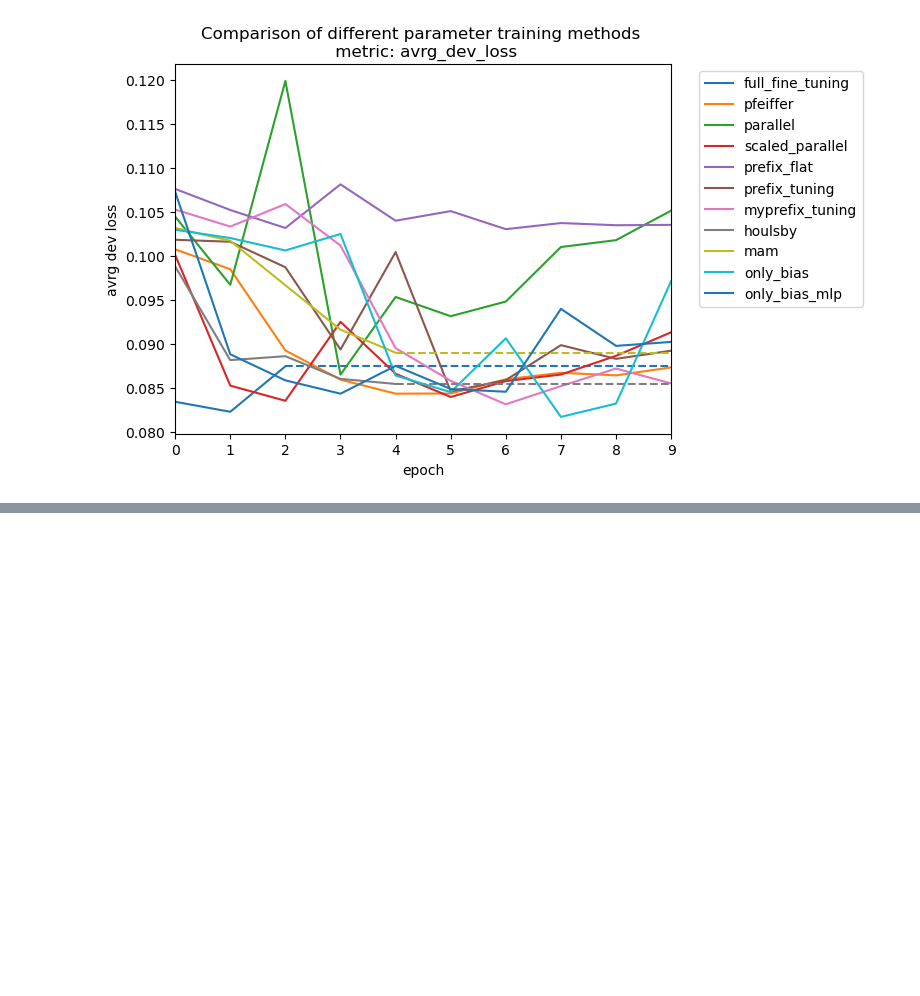
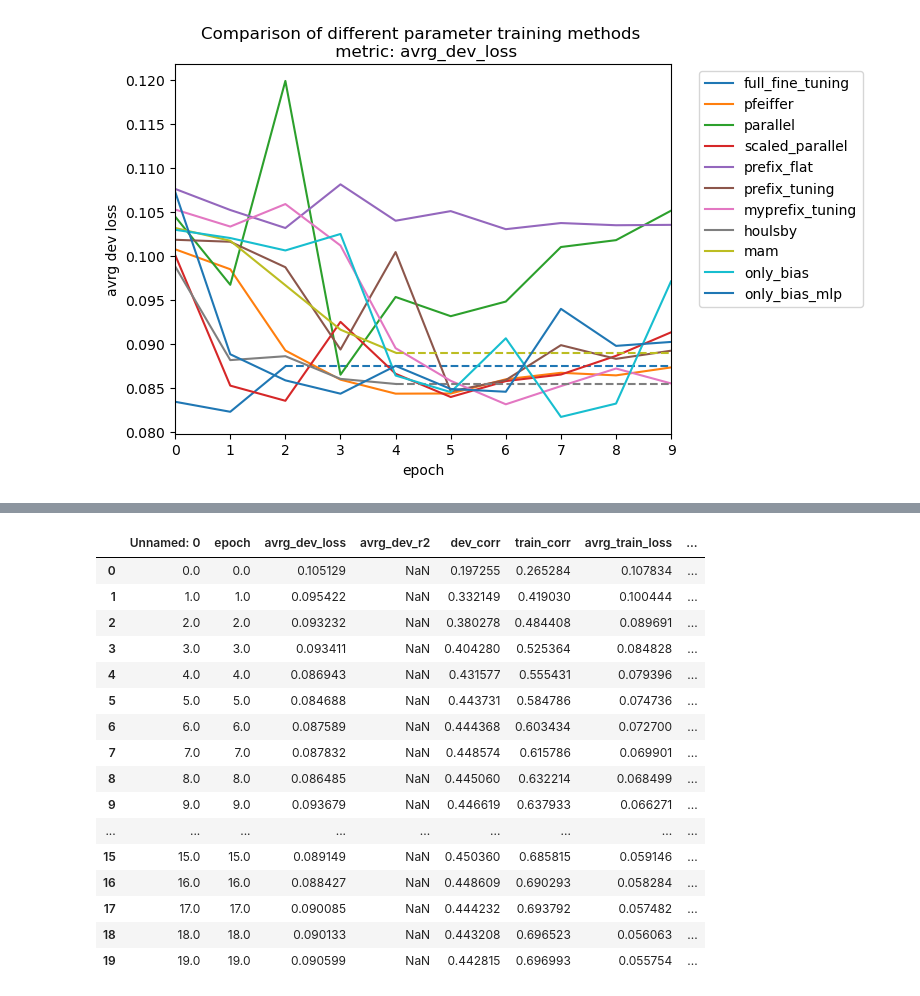
Before and after one commit to myrazma/2022_Masterthesis_Code, a Jupyter notebook: analysis/model_analysis.ipynb, the cells around one changed output, grey strips where cells are left out. Cells and saved outputs as stored; diff of their text form; code cells hidden in the pictures; blank space fills up the shorter version.

```diff
--- a/analysis/model_analysis.ipynb
+++ b/analysis/model_analysis.ipynb
@@ -227,0 +256,20 @@ compare_models(histories=histories, metric='avrg_dev_loss', max_epochs=9)
+# %%
+(only_bias + only_bias_mlp )/ 2
+# %% [output]
+|  | Unnamed: 0 | epoch | avrg_dev_loss | avrg_dev_r2 | dev_corr | train_corr | avrg_train_loss | ... |
+| 0 | 0.0 | 0.0 | 0.105129 | NaN | 0.197255 | 0.265284 | 0.107834 | ... |
+| 1 | 1.0 | 1.0 | 0.095422 | NaN | 0.332149 | 0.419030 | 0.100444 | ... |
+| 2 | 2.0 | 2.0 | 0.093232 | NaN | 0.380278 | 0.484408 | 0.089691 | ... |
+| 3 | 3.0 | 3.0 | 0.093411 | NaN | 0.404280 | 0.525364 | 0.084828 | ... |
+| 4 | 4.0 | 4.0 | 0.086943 | NaN | 0.431577 | 0.555431 | 0.079396 | ... |
+| 5 | 5.0 | 5.0 | 0.084688 | NaN | 0.443731 | 0.584786 | 0.074736 | ... |
+| 6 | 6.0 | 6.0 | 0.087589 | NaN | 0.444368 | 0.603434 | 0.072700 | ... |
+| 7 | 7.0 | 7.0 | 0.087832 | NaN | 0.448574 | 0.615786 | 0.069901 | ... |
+| 8 | 8.0 | 8.0 | 0.086485 | NaN | 0.445060 | 0.632214 | 0.068499 | ... |
+| 9 | 9.0 | 9.0 | 0.093679 | NaN | 0.446619 | 0.637933 | 0.066271 | ... |
+| ... | ... | ... | ... | ... | ... | ... | ... | ... |
+| 15 | 15.0 | 15.0 | 0.089149 | NaN | 0.450360 | 0.685815 | 0.059146 | ... |
+| 16 | 16.0 | 16.0 | 0.088427 | NaN | 0.448609 | 0.690293 | 0.058284 | ... |
+| 17 | 17.0 | 17.0 | 0.090085 | NaN | 0.444232 | 0.693792 | 0.057482 | ... |
+| 18 | 18.0 | 18.0 | 0.090133 | NaN | 0.443208 | 0.696523 | 0.056063 | ... |
+| 19 | 19.0 | 19.0 | 0.090599 | NaN | 0.442815 | 0.696993 | 0.055754 | ... |
```
Also changed, not shown: parts of 3 cells of this notebook, 4 other files.
